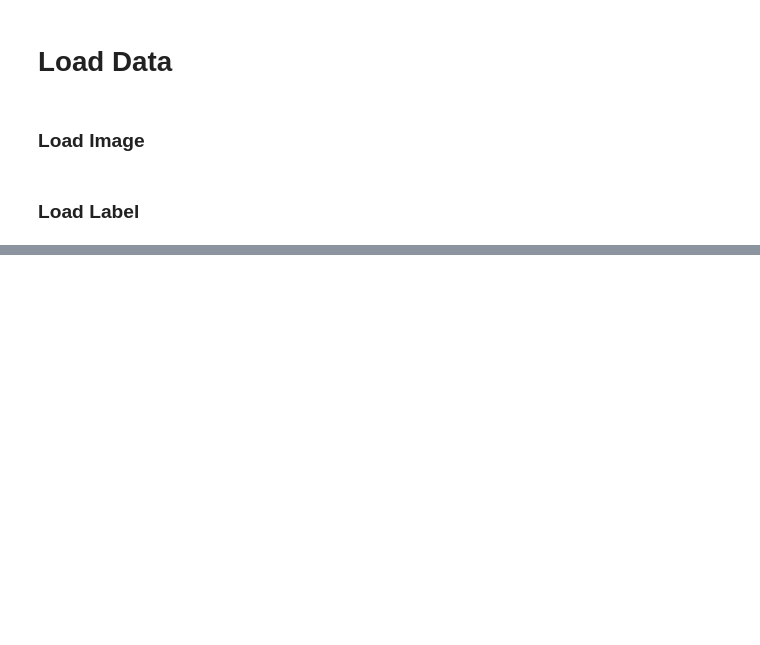
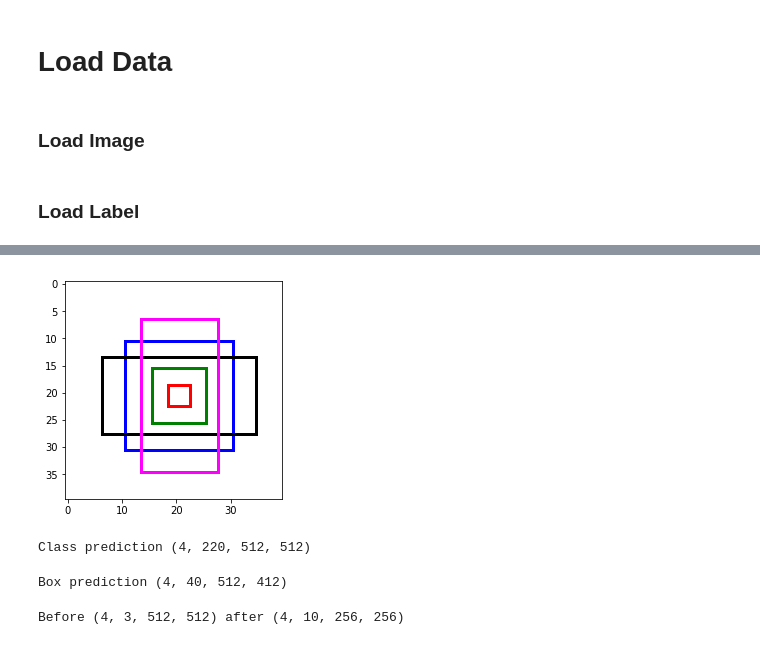
Before and after one commit to liferlisiqi/Traffic-Sign-Detection, a Jupyter notebook: SSD.ipynb, the cells around one changed output, grey strips where cells are left out. Cells and saved outputs as stored; diff of their text form; code cells hidden in the pictures; blank space fills up the shorter version.

```diff
--- a/SSD.ipynb
+++ b/SSD.ipynb
@@ -81,0 +130,11 @@ plt.show()
+# %%
+n = 40
+# shape: batch x channel x height x weight
+x = nd.random_uniform(shape=(1, 3, n, n))
+
+y = MultiBoxPrior(x, sizes=[.5, .25, .1], ratios=[1, 2, .5])
+
+# the first anchor box generated for pixel at (20,20)
+# its format is (x_min, y_min, x_max, y_max)
+boxes = y.reshape((n, n, -1, 4))
+print('The first anchor box at row 21, column 21:', boxes[20, 20, :, :])
@@ -81,0 +149,55 @@ plt.show()
+# %%
+def box_to_rect(box, color, linewidth=3):
+    """convert an anchor box to a matplotlib rectangle"""
+    box = box.asnumpy()
+    return plt.Rectangle(
+        (box[0], box[1]), (box[2]-box[0]), (box[3]-box[1]),
+        fill=False, edgecolor=color, linewidth=linewidth)
+colors = ['blue', 'green', 'red', 'black', 'magenta']
+plt.imshow(nd.ones((n, n, 3)).asnumpy())
+anchors = boxes[20, 20, :, :]
+for i in range(anchors.shape[0]):
+    plt.gca().add_patch(box_to_rect(anchors[i,:]*n, colors[i]))
+plt.show()
+# %% [output]
+[figure, added]
+# %%
+def class_predictor(num_anchors, num_classes):
+    """return a layer to predict classes"""
+    return nn.Conv2D(num_anchors * (num_classes + 1), 3, padding=1)
+
+cls_pred = class_predictor(5, NUM_CLASS)
+cls_pred.initialize()
+x = nd.zeros((BATCH_SIZE, 3, 512, 512))
+print('Class prediction', cls_pred(x).shape)
+# %% [output]
+Class prediction (4, 220, 512, 512)
+# %%
+def box_predictor(num_anchors):
+    """return a layer to predict delta locations"""
+    return nn.Conv2D(num_anchors * 4, 3, padding=1)
+
+box_pred = box_predictor(10)
+box_pred.initialize()
+x = nd.zeros((BATCH_SIZE, 3, 512, 412))
+print('Box prediction', box_pred(x).shape)
+# %% [output]
+Box prediction (4, 40, 512, 412)
+# %%
+def down_sample(num_filters):
+    """stack two Conv-BatchNorm-Relu blocks and then a pooling layer
+    to halve the feature size"""
+    out = nn.HybridSequential()
+    for _ in range(2):
+        out.add(nn.Conv2D(num_filters, 3, strides=1, padding=1))
+        out.add(nn.BatchNorm(in_channels=num_filters))
+        out.add(nn.Activation('relu'))
+    out.add(nn.MaxPool2D(2))
+    return out
+
+blk = down_sample(10)
+blk.initialize()
+x = nd.zeros((BATCH_SIZE, 3, 512, 512))
+print('Before', x.shape, 'after', blk(x).shape)
+# %% [output]
+Before (4, 3, 512, 512) after (4, 10, 256, 256)
```
Also changed, not shown: parts of 30 cells of this notebook, 1 other file.
